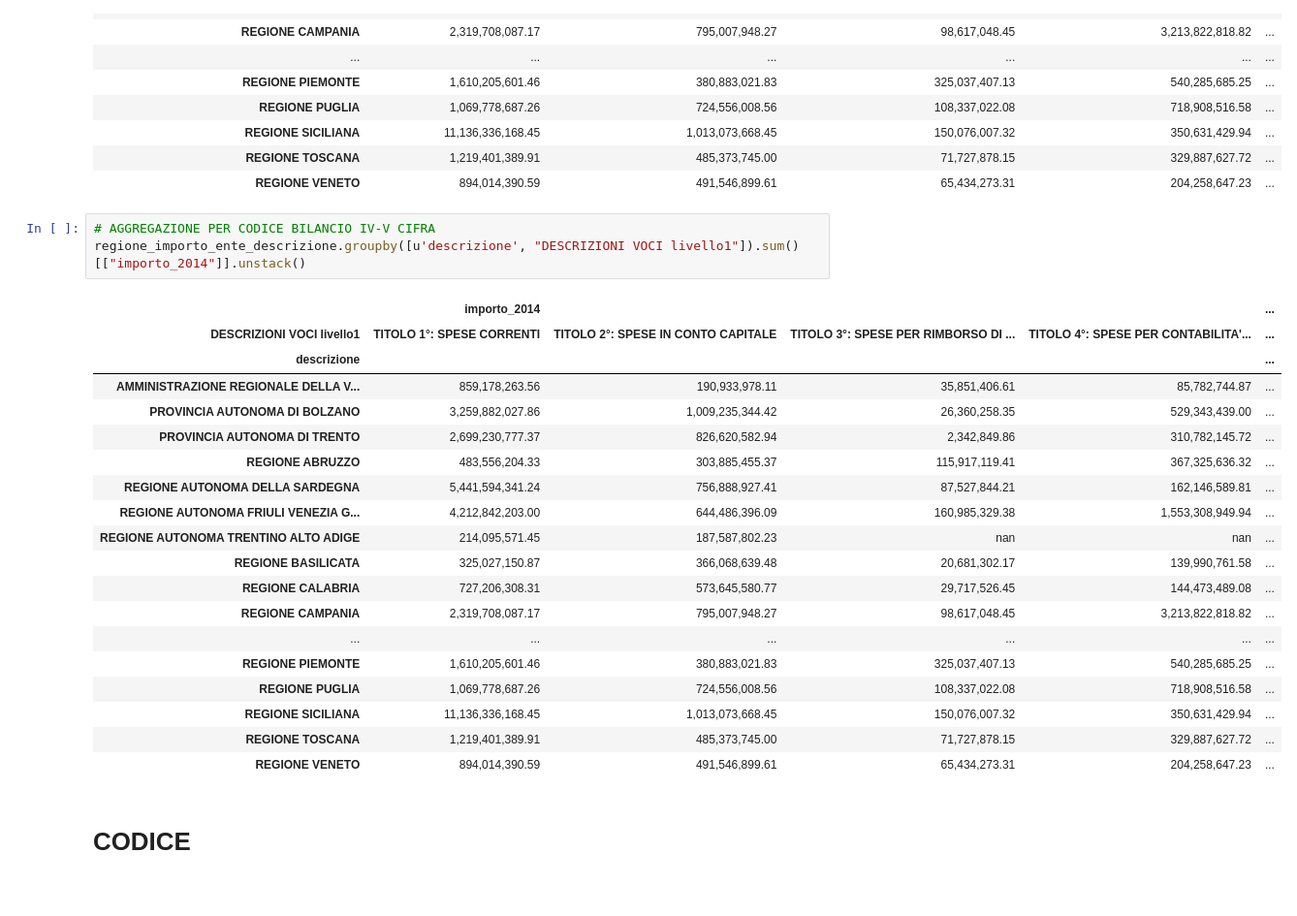
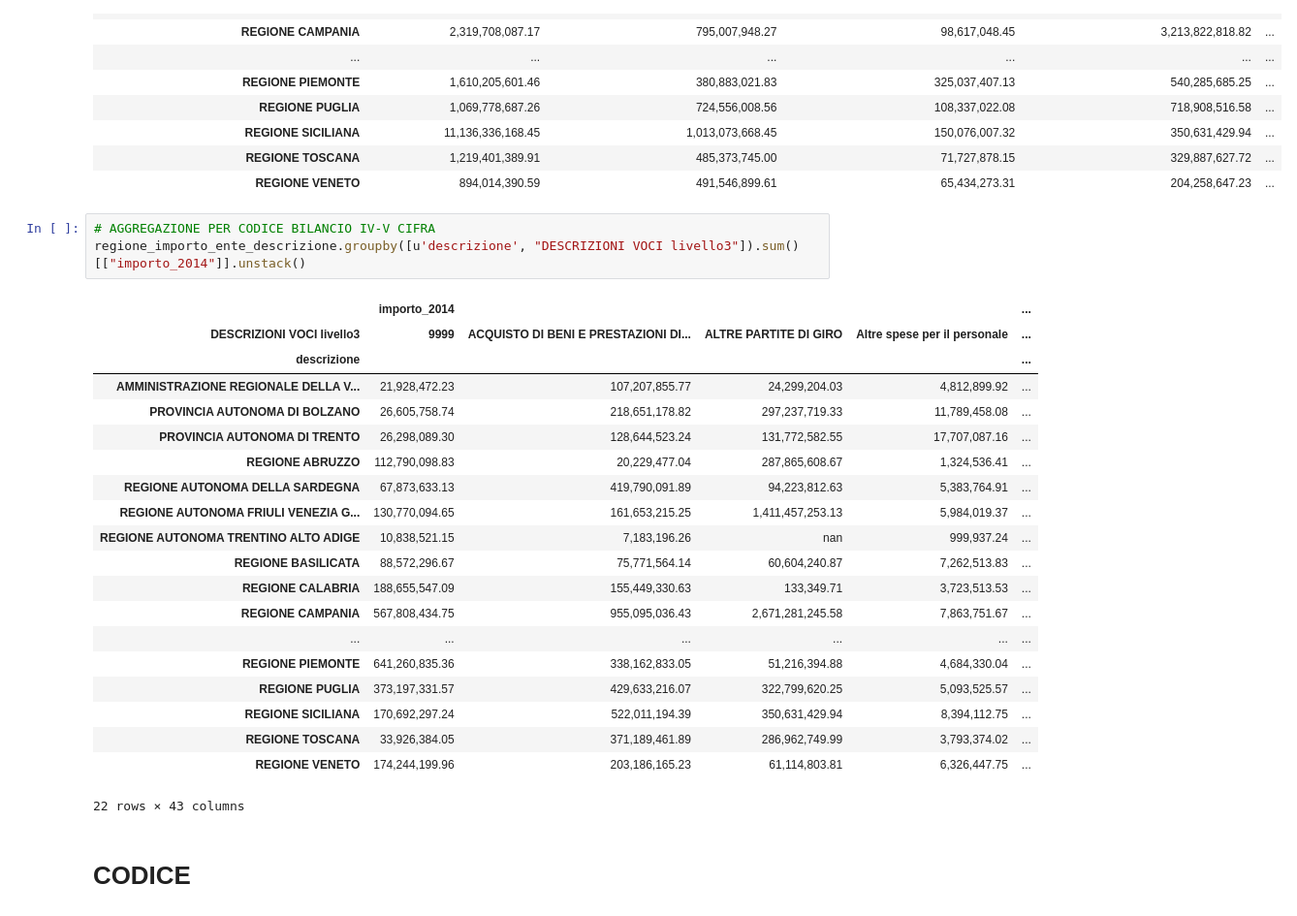
Before and after one commit to scarsellifi/normalizzazione-glossari-siope, a Jupyter notebook: glossari.ipynb, the cells around one changed output. Shown at 97% size. Cells and saved outputs as stored; diff of their text form.

Commit message:
totali tornano su I livello, livello 9999 visualizzato nell'esempio

```diff
--- a/glossari.ipynb
+++ b/glossari.ipynb
@@ -53,27 +53,28 @@ regione_importo_ente_descrizione.groupby([u'descrizione', "DESCRIZIONI VOCI live
 | REGIONE VENETO | 894,014,390.59 | 491,546,899.61 | 65,434,273.31 | 204,258,647.23 | ... |
 # %%
 # AGGREGAZIONE PER CODICE BILANCIO IV-V CIFRA
-regione_importo_ente_descrizione.groupby([u'descrizione', "DESCRIZIONI VOCI livello1"]).sum()[["importo_2014"]].unstack()
+regione_importo_ente_descrizione.groupby([u'descrizione', "DESCRIZIONI VOCI livello3"]).sum()[["importo_2014"]].unstack()
 # %% [output]
 |  | importo_2014 |  |  |  | ... |
-| DESCRIZIONI VOCI livello1 | TITOLO 1°: SPESE CORRENTI | TITOLO 2°: SPESE IN CONTO CAPITALE | TITOLO 3°: SPESE PER RIMBORSO DI ... | TITOLO 4°: SPESE PER CONTABILITA'... | ... |
+| DESCRIZIONI VOCI livello3 | 9999 | ACQUISTO DI BENI E PRESTAZIONI DI... | ALTRE PARTITE DI GIRO | Altre spese per il personale | ... |
 | descrizione |  |  |  |  | ... |
-| AMMINISTRAZIONE REGIONALE DELLA V... | 859,178,263.56 | 190,933,978.11 | 35,851,406.61 | 85,782,744.87 | ... |
-| PROVINCIA AUTONOMA DI BOLZANO | 3,259,882,027.86 | 1,009,235,344.42 | 26,360,258.35 | 529,343,439.00 | ... |
-| PROVINCIA AUTONOMA DI TRENTO | 2,699,230,777.37 | 826,620,582.94 | 2,342,849.86 | 310,782,145.72 | ... |
-| REGIONE ABRUZZO | 483,556,204.33 | 303,885,455.37 | 115,917,119.41 | 367,325,636.32 | ... |
-| REGIONE AUTONOMA DELLA SARDEGNA | 5,441,594,341.24 | 756,888,927.41 | 87,527,844.21 | 162,146,589.81 | ... |
-| REGIONE AUTONOMA FRIULI VENEZIA G... | 4,212,842,203.00 | 644,486,396.09 | 160,985,329.38 | 1,553,308,949.94 | ... |
-| REGIONE AUTONOMA TRENTINO ALTO ADIGE | 214,095,571.45 | 187,587,802.23 | nan | nan | ... |
-| REGIONE BASILICATA | 325,027,150.87 | 366,068,639.48 | 20,681,302.17 | 139,990,761.58 | ... |
-| REGIONE CALABRIA | 727,206,308.31 | 573,645,580.77 | 29,717,526.45 | 144,473,489.08 | ... |
-| REGIONE CAMPANIA | 2,319,708,087.17 | 795,007,948.27 | 98,617,048.45 | 3,213,822,818.82 | ... |
+| AMMINISTRAZIONE REGIONALE DELLA V... | 21,928,472.23 | 107,207,855.77 | 24,299,204.03 | 4,812,899.92 | ... |
+| PROVINCIA AUTONOMA DI BOLZANO | 26,605,758.74 | 218,651,178.82 | 297,237,719.33 | 11,789,458.08 | ... |
+| PROVINCIA AUTONOMA DI TRENTO | 26,298,089.30 | 128,644,523.24 | 131,772,582.55 | 17,707,087.16 | ... |
+| REGIONE ABRUZZO | 112,790,098.83 | 20,229,477.04 | 287,865,608.67 | 1,324,536.41 | ... |
+| REGIONE AUTONOMA DELLA SARDEGNA | 67,873,633.13 | 419,790,091.89 | 94,223,812.63 | 5,383,764.91 | ... |
+| REGIONE AUTONOMA FRIULI VENEZIA G... | 130,770,094.65 | 161,653,215.25 | 1,411,457,253.13 | 5,984,019.37 | ... |
+| REGIONE AUTONOMA TRENTINO ALTO ADIGE | 10,838,521.15 | 7,183,196.26 | nan | 999,937.24 | ... |
+| REGIONE BASILICATA | 88,572,296.67 | 75,771,564.14 | 60,604,240.87 | 7,262,513.83 | ... |
+| REGIONE CALABRIA | 188,655,547.09 | 155,449,330.63 | 133,349.71 | 3,723,513.53 | ... |
+| REGIONE CAMPANIA | 567,808,434.75 | 955,095,036.43 | 2,671,281,245.58 | 7,863,751.67 | ... |
 | ... | ... | ... | ... | ... | ... |
-| REGIONE PIEMONTE | 1,610,205,601.46 | 380,883,021.83 | 325,037,407.13 | 540,285,685.25 | ... |
-| REGIONE PUGLIA | 1,069,778,687.26 | 724,556,008.56 | 108,337,022.08 | 718,908,516.58 | ... |
-| REGIONE SICILIANA | 11,136,336,168.45 | 1,013,073,668.45 | 150,076,007.32 | 350,631,429.94 | ... |
-| REGIONE TOSCANA | 1,219,401,389.91 | 485,373,745.00 | 71,727,878.15 | 329,887,627.72 | ... |
-| REGIONE VENETO | 894,014,390.59 | 491,546,899.61 | 65,434,273.31 | 204,258,647.23 | ... |
+| REGIONE PIEMONTE | 641,260,835.36 | 338,162,833.05 | 51,216,394.88 | 4,684,330.04 | ... |
+| REGIONE PUGLIA | 373,197,331.57 | 429,633,216.07 | 322,799,620.25 | 5,093,525.57 | ... |
+| REGIONE SICILIANA | 170,692,297.24 | 522,011,194.39 | 350,631,429.94 | 8,394,112.75 | ... |
+| REGIONE TOSCANA | 33,926,384.05 | 371,189,461.89 | 286,962,749.99 | 3,793,374.02 | ... |
+| REGIONE VENETO | 174,244,199.96 | 203,186,165.23 | 61,114,803.81 | 6,326,447.75 | ... |
+22 rows × 43 columns
 # %% [markdown]
 # CODICE
 # %%
```
Also changed, not shown: parts of 1 cell of this notebook.
